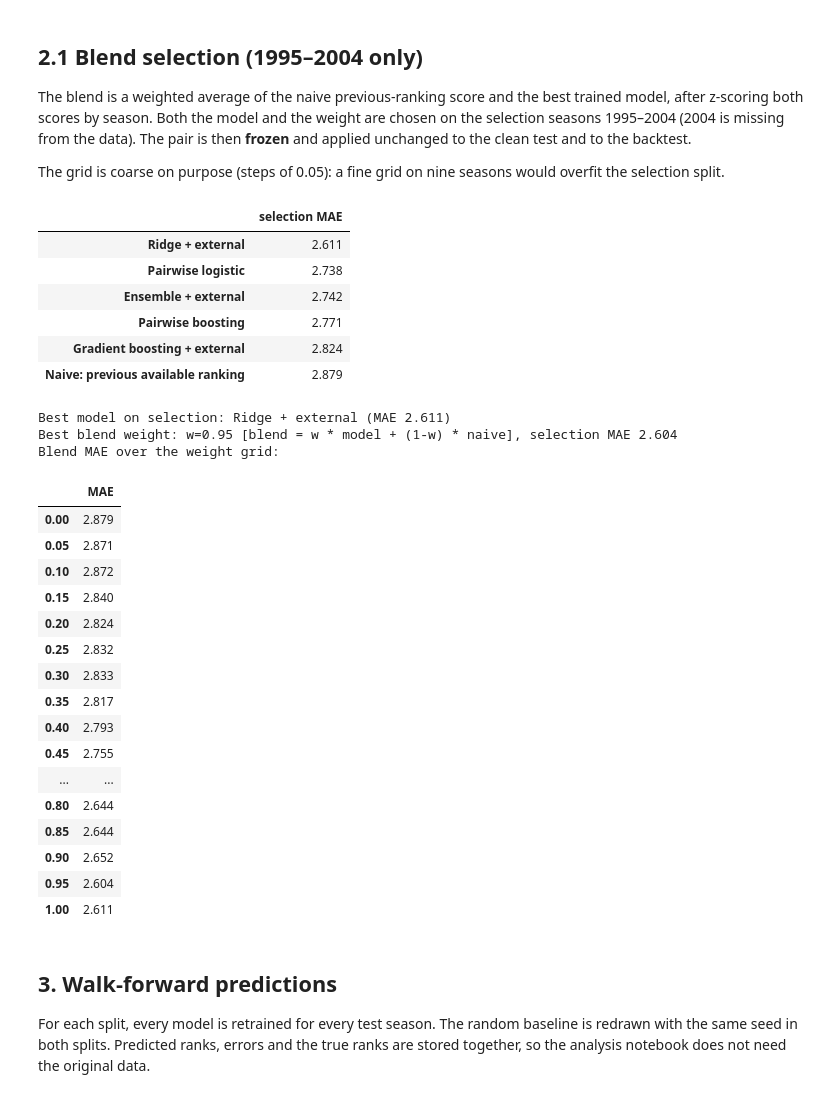
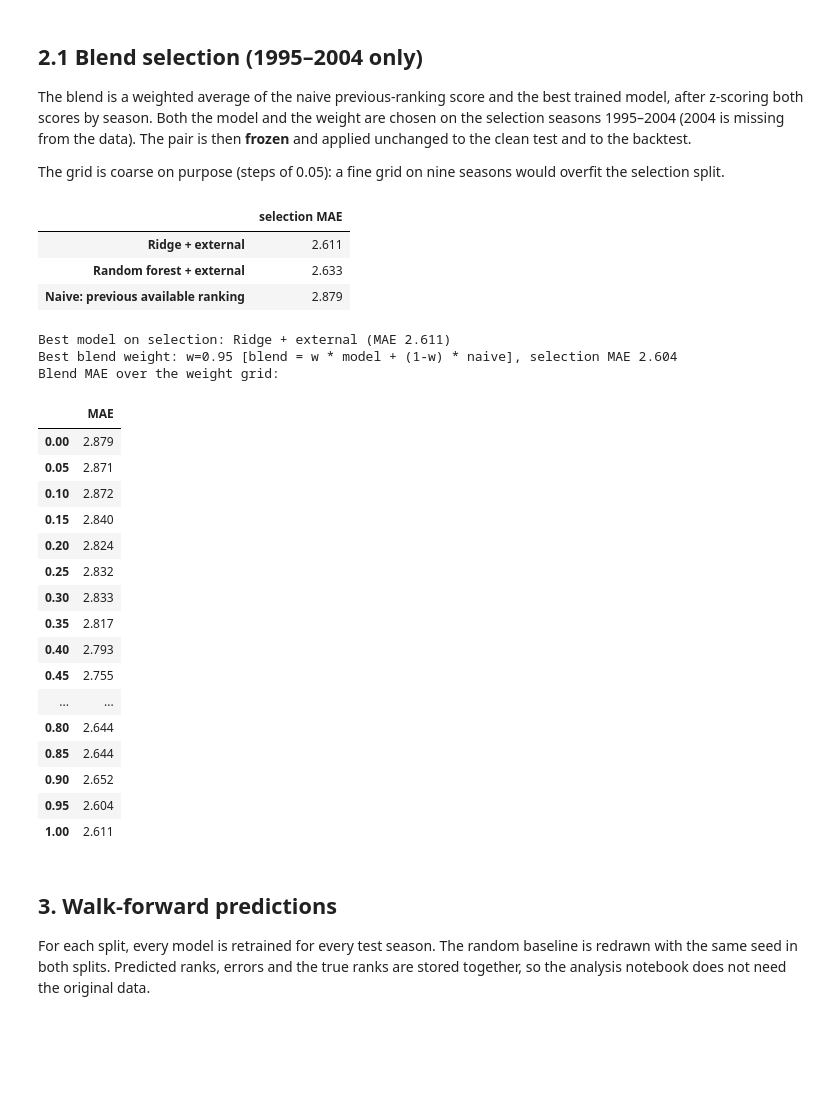
Before and after one commit to Nathan-Pinheiro/AC_hockey_predictions, a Jupyter notebook: ranking/ranking_predictions.ipynb, the cells around one changed output. Drawn from its saved outputs; the diff is of its cells as text; code cells hidden in the pictures; blank space fills up the shorter version.

```diff
--- a/ranking/ranking_predictions.ipynb
+++ b/ranking/ranking_predictions.ipynb
@@ -279,21 +192,16 @@ SELECTION_YEARS = [y for y in range(1995, 2005) if y != 2004]
 
 
 def model_predictions(years):
-    '''Walk-forward predictions of the naive reference and the five models.'''
+    '''Walk-forward predictions of the naive reference and the two trained models.'''
     preds = {
         "Naive: previous available ranking":
             ru.baseline_scores(df, "pts_pct_z_lag1", years),
     }
     for name, cfg in MODELS.items():
         data = df_ext if cfg["data"] == "external" else df
-        if cfg["family"] == "Pairwise":
-            preds[name] = walk_forward_pairwise(
-                data, cfg["factory"], cfg["features"], years
-            )
-        else:
-            preds[name] = ru.walk_forward(
-                data, cfg["factory"], cfg["features"], years
-            )
+        preds[name] = ru.walk_forward(
+            data, cfg["factory"], cfg["features"], years
+        )
     return preds
 
 
@@ -316,37 +224,34 @@ display(
     pd.Series(selection_mae).sort_values().rename("selection MAE")
     .to_frame().round(3)
 )
 
 BLEND_MODEL = min(MODELS, key=selection_mae.get)
 naive_ref = selection_preds["Naive: previous available ranking"]
 z_naive = zscore_by_year(naive_ref)
 z_model = zscore_by_year(selection_preds[BLEND_MODEL])
 index = pd.MultiIndex.from_frame(naive_ref[["year", "tmID"]])
 
 grid = {}
 for w in np.round(np.arange(0, 1.0001, 0.05), 2):
     blend = naive_ref[["year", "tmID", "confID"]].copy()
     blend["score"] = (w * z_model.reindex(index).to_numpy()
                       + (1 - w) * z_naive.reindex(index).to_numpy())
     grid[float(w)] = rank_mae(blend)
 
 BLEND_WEIGHT = min(grid, key=grid.get)
 BLEND_NAME = "Blend: naive + best model"
 FAMILY[BLEND_NAME] = "Blend"
 
 print(f"Best model on selection: {BLEND_MODEL} "
       f"(MAE {selection_mae[BLEND_MODEL]:.3f})")
 print(f"Best blend weight: w={BLEND_WEIGHT:.2f} "
       f"[blend = w * model + (1-w) * naive], selection MAE {grid[BLEND_WEIGHT]:.3f}")
 print("Blend MAE over the weight grid:")
 display(pd.Series(grid).round(3).to_frame("MAE"))
 # %% [output]
 |  | selection MAE |
 | Ridge + external | 2.611 |
-| Pairwise logistic | 2.738 |
-| Ensemble + external | 2.742 |
-| Pairwise boosting | 2.771 |
-| Gradient boosting + external | 2.824 |
+| Random forest + external | 2.633 |
 | Naive: previous available ranking | 2.879 |
 Best model on selection: Ridge + external (MAE 2.611)
 Best blend weight: w=0.95 [blend = w * model + (1-w) * naive], selection MAE 2.604
```
Also changed, not shown: parts of 7 cells of this notebook, 33 other files.
